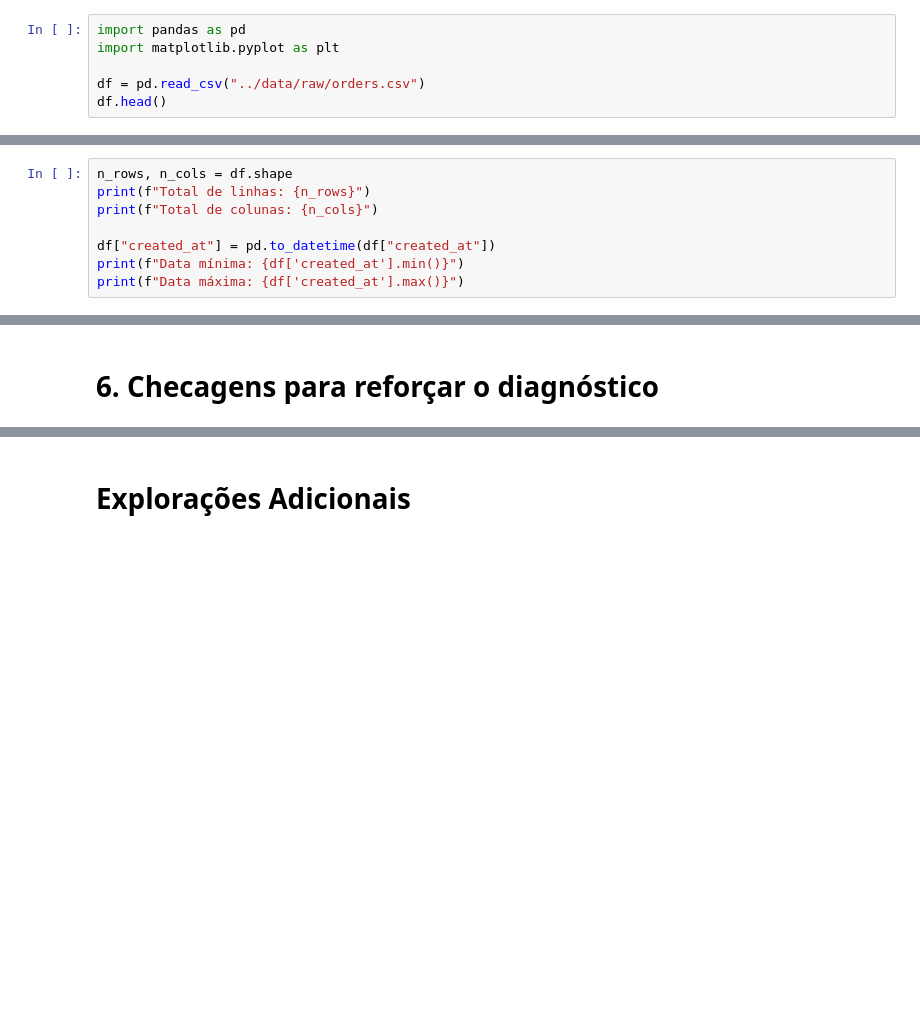
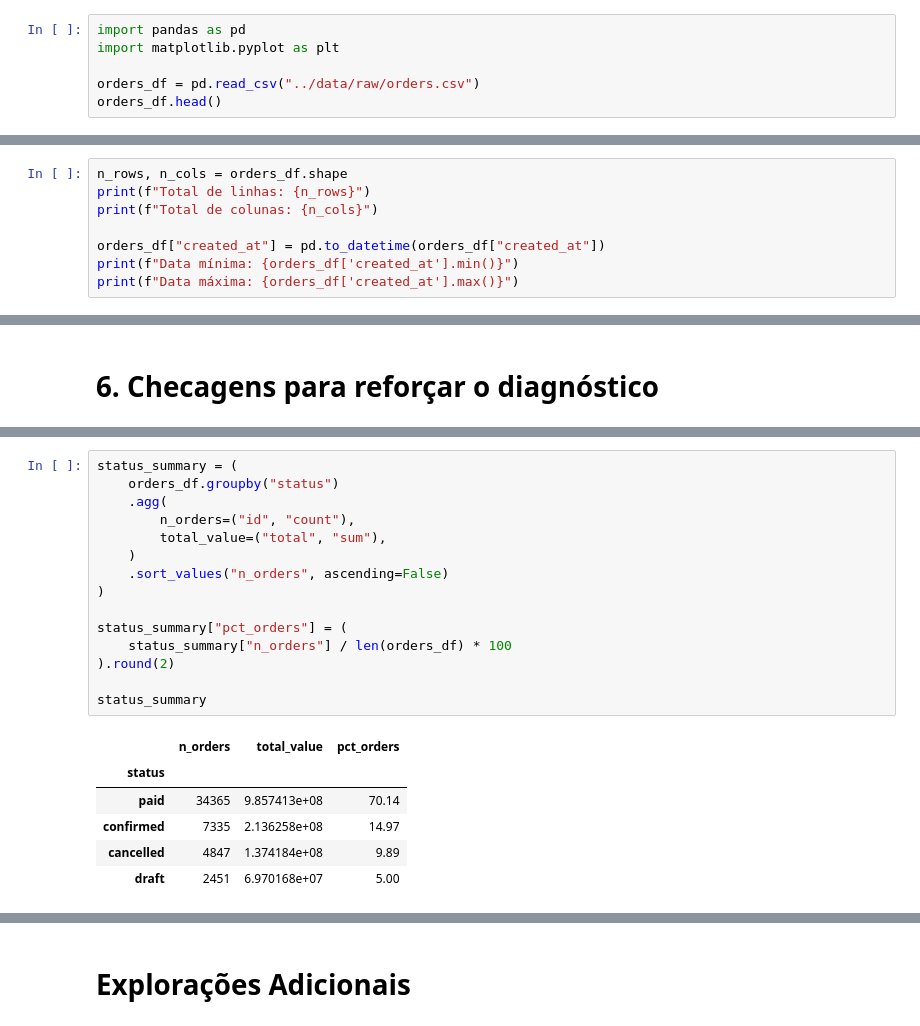
Before and after one commit to issaahr/nautical-retail-analytics, a Jupyter notebook: notebooks/exploratory_analysis.ipynb, the cells around one changed output, grey strips where cells are left out. Cells and saved outputs as stored; diff of their text form; blank space fills up the shorter version.

```diff
--- a/notebooks/exploratory_analysis.ipynb
+++ b/notebooks/exploratory_analysis.ipynb
@@ -7,8 +7,8 @@
 import pandas as pd
 import matplotlib.pyplot as plt
 
-df = pd.read_csv("../data/raw/orders.csv")
-df.head()
+orders_df = pd.read_csv("../data/raw/orders.csv")
+orders_df.head()
 # %% [output]
 |  | id | order_number | channel | customer_id | salesperson_id | location_id | status | subtotal | ... |
 | 0 | 1 | SO-000001 | ecommerce | 1136 | NaN | 1 | paid | 323.34 | ... |
@@ -20,13 +20,13 @@ df.head()
 
 # 2. Visão Geral
 # %%
-n_rows, n_cols = df.shape
+n_rows, n_cols = orders_df.shape
 print(f"Total de linhas: {n_rows}")
 print(f"Total de colunas: {n_cols}")
 
-df["created_at"] = pd.to_datetime(df["created_at"])
-print(f"Data mínima: {df['created_at'].min()}")
-print(f"Data máxima: {df['created_at'].max()}")
+orders_df["created_at"] = pd.to_datetime(orders_df["created_at"])
+print(f"Data mínima: {orders_df['created_at'].min()}")
+print(f"Data máxima: {orders_df['created_at'].max()}")
 # %% [output]
 Total de linhas: 48998
 Total de colunas: 13
@@ -146,0 +158,22 @@ A conclusão é que a tabela `orders`, isoladamente, apresenta qualidade estrutu
+# %%
+status_summary = (
+    orders_df.groupby("status")
+    .agg(
+        n_orders=("id", "count"),
+        total_value=("total", "sum"),
+    )
+    .sort_values("n_orders", ascending=False)
+)
+
+status_summary["pct_orders"] = (
+    status_summary["n_orders"] / len(orders_df) * 100
+).round(2)
+
+status_summary
+# %% [output]
+|  | n_orders | total_value | pct_orders |
+| status |  |  |  |
+| paid | 34365 | 9.857413e+08 | 70.14 |
+| confirmed | 7335 | 2.136258e+08 | 14.97 |
+| cancelled | 4847 | 1.374184e+08 | 9.89 |
+| draft | 2451 | 6.970168e+07 | 5.00 |
```
Also changed, not shown: parts of 9 cells of this notebook.
